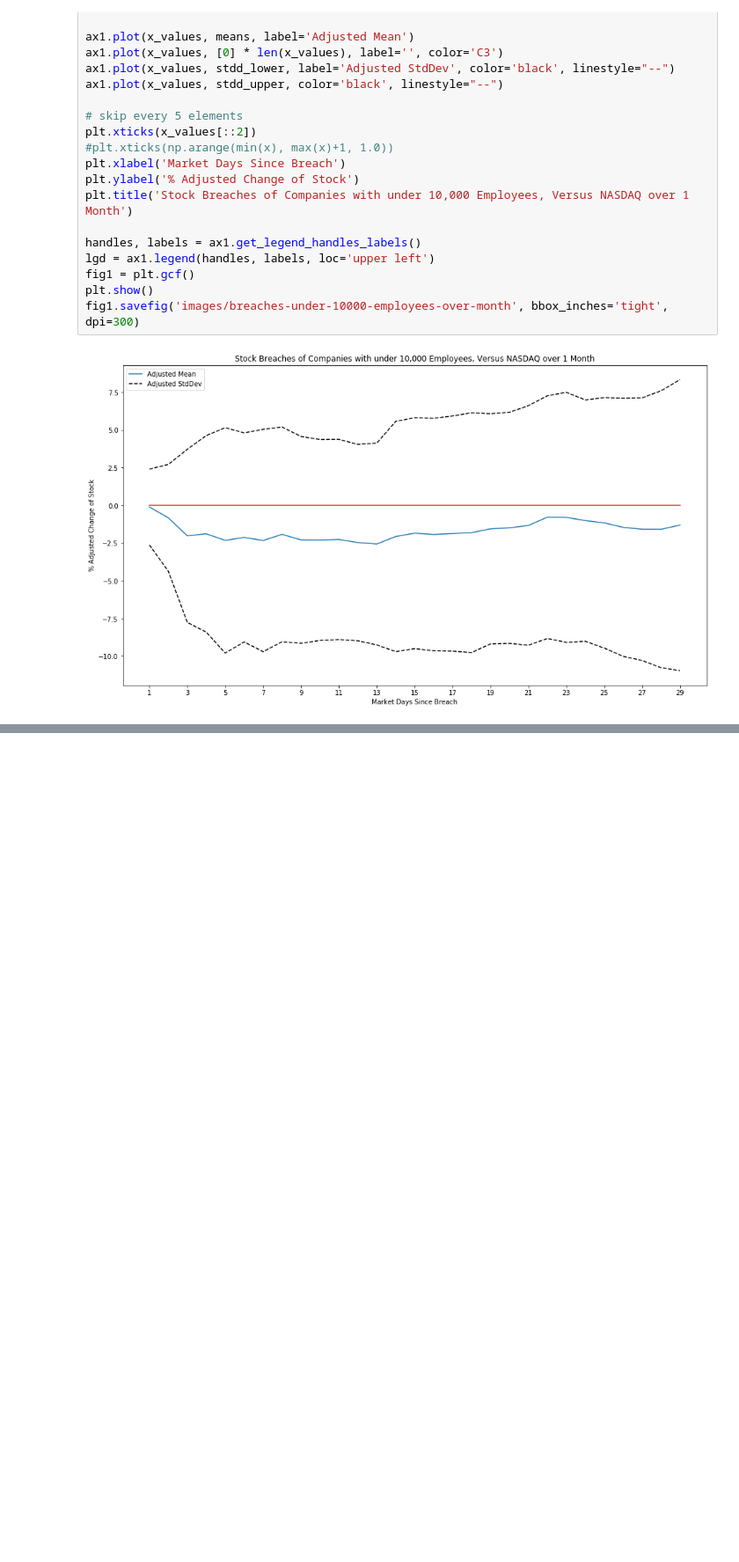
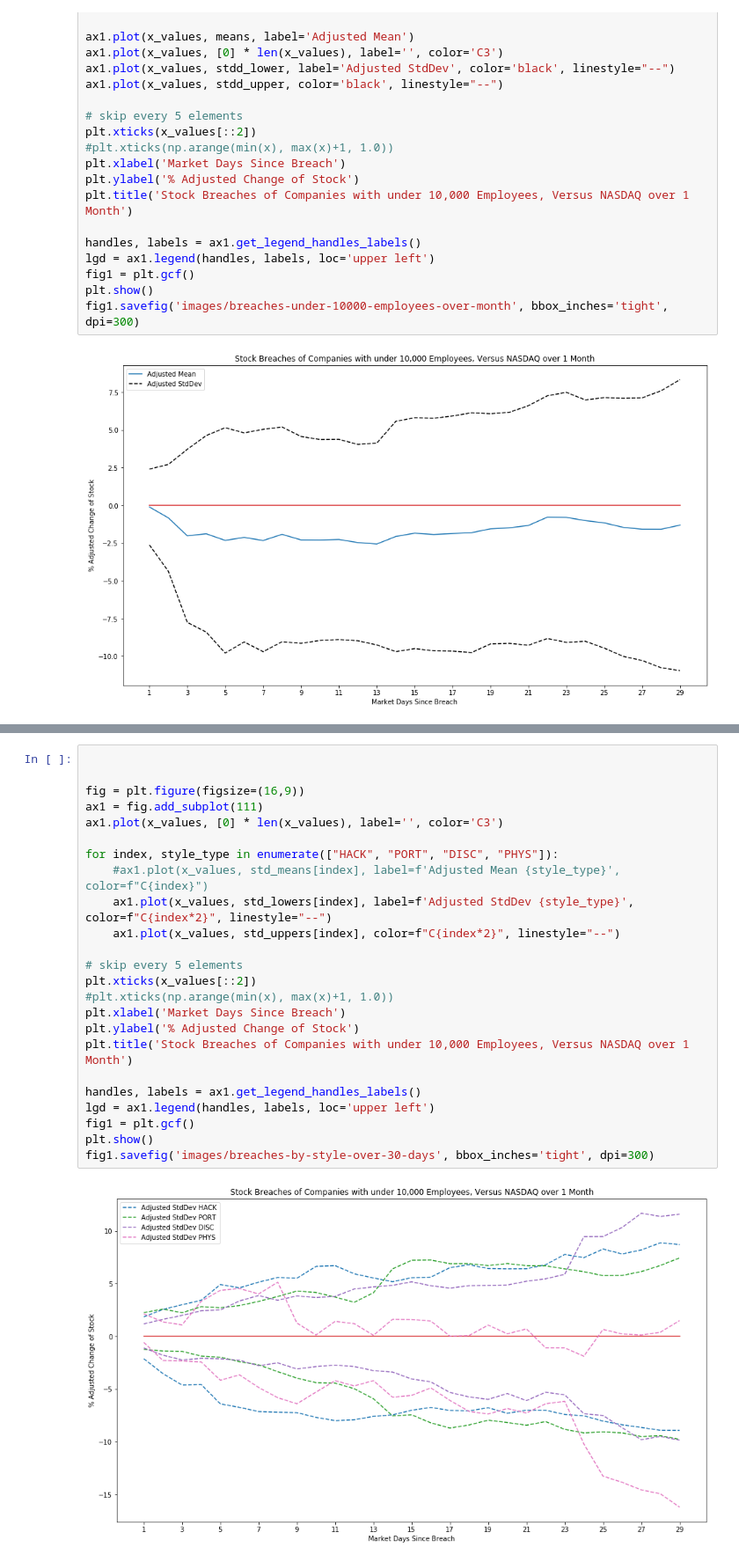
Before and after one commit to csanders-git/StockData, a Jupyter notebook: Stock_Data.ipynb, the cells around one changed output, grey strips where cells are left out. Shown at 88% size. Saved outputs shown, nothing was run; the diff lists cells and outputs as text; blank space fills up the shorter version.

```diff
--- a/Stock_Data.ipynb
+++ b/Stock_Data.ipynb
@@ -2177,0 +2333,26 @@ fig1.savefig('images/breaches-under-10000-employees-over-month', bbox_inches='ti
+# %%
+
+
+fig = plt.figure(figsize=(16,9))
+ax1 = fig.add_subplot(111)
+ax1.plot(x_values, [0] * len(x_values), label='', color='C3')
+
+for index, style_type in enumerate(["HACK", "PORT", "DISC", "PHYS"]):
+    #ax1.plot(x_values, std_means[index], label=f'Adjusted Mean {style_type}', color=f"C{index}")
+    ax1.plot(x_values, std_lowers[index], label=f'Adjusted StdDev {style_type}', color=f"C{index*2}", linestyle="--")
+    ax1.plot(x_values, std_uppers[index], color=f"C{index*2}", linestyle="--")
+
+# skip every 5 elements
+plt.xticks(x_values[::2])
+#plt.xticks(np.arange(min(x), max(x)+1, 1.0))
+plt.xlabel('Market Days Since Breach')
+plt.ylabel('% Adjusted Change of Stock')
+plt.title('Stock Breaches of Companies with under 10,000 Employees, Versus NASDAQ over 1 Month')
+
+handles, labels = ax1.get_legend_handles_labels()
+lgd = ax1.legend(handles, labels, loc='upper left')
+fig1 = plt.gcf()
+plt.show()
+fig1.savefig('images/breaches-by-style-over-30-days', bbox_inches='tight', dpi=300)
+# %% [output]
+[figure, added]
```
Also changed, not shown: parts of 16 cells of this notebook, 14 other files.
